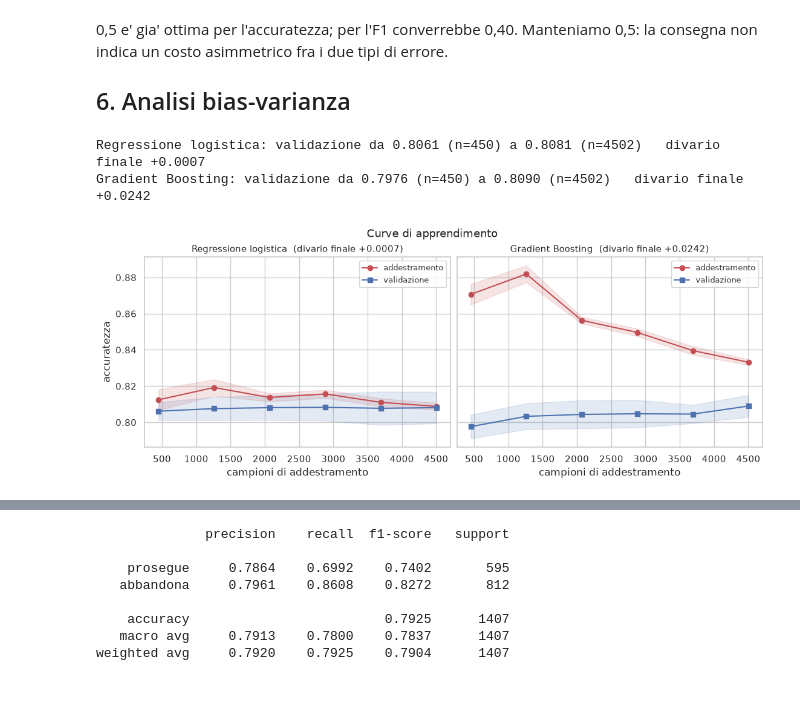
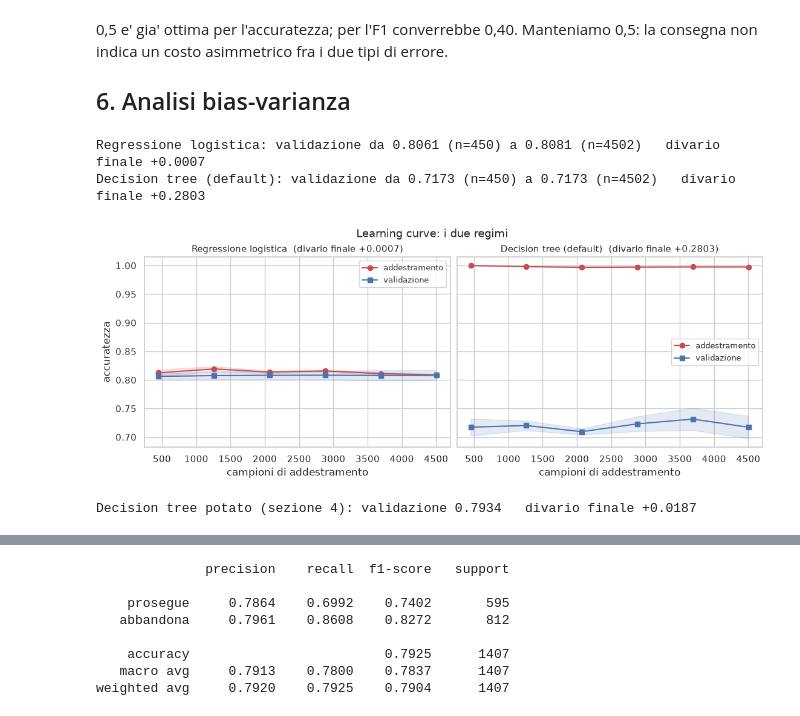
Before and after one commit to cycca/machinelearning-MOOC, a Jupyter notebook: notebooks/05_modellazione.ipynb, the cells around one changed output, grey strips where cells are left out. Cells and saved outputs as stored; diff of their text form; code cells hidden in the pictures.

```diff
--- a/notebooks/05_modellazione.ipynb
+++ b/notebooks/05_modellazione.ipynb
@@ -67,12 +68,9 @@ def con_scaling(modello, scaler=None):
 modelli = {
     "Perceptron":            con_scaling(Perceptron(random_state=SEME)),
     "Regressione logistica": con_scaling(LogisticRegression(max_iter=1000, random_state=SEME)),
-    "k-NN (k=5)":            con_scaling(KNeighborsClassifier()),
-    "SVC (RBF)":             con_scaling(SVC(random_state=SEME)),
+    "k-NN":                  con_scaling(KNeighborsClassifier()),
     "Naive Bayes gaussiano": con_scaling(GaussianNB()),
     "Decision tree":         DecisionTreeClassifier(random_state=SEME),
-    "Random Forest":         RandomForestClassifier(random_state=SEME),   # la parallelizzazione
-    "Gradient Boosting":     HistGradientBoostingClassifier(random_state=SEME),  # la fa la CV esterna
 }
 
 righe = {}
@@ -119,7 +118,7 @@ scalatori = {"StandardScaler": StandardScaler(), "RobustScaler": RobustScaler(),
              "QuantileTransformer": QuantileTransformer(output_distribution="normal", random_state=SEME)}
 prove = {}
 for nome, base in [("Regressione logistica", LogisticRegression(max_iter=1000, random_state=SEME)),
-                   ("SVC (RBF)", SVC(random_state=SEME))]:
+                   ("k-NN", KNeighborsClassifier())]:
     prove[nome] = {ns: cross_validate(con_scaling(base, s), X_tr, y_tr, cv=CV,
                                       scoring="accuracy", n_jobs=-1)["test_score"].mean()
                    for ns, s in scalatori.items()}
@@ -133,7 +132,7 @@ SVC (RBF)                      0.8072        0.8081               0.8060
 # %%
 INERTI = ["feature1_media", "feature2_media", "feature3_media"]
 print("### servono le tre feature che il Task 3 aveva dichiarato prive di segnale?")
-for nome in ["Regressione logistica", "Random Forest", "Gradient Boosting"]:
+for nome in ["Regressione logistica", "k-NN", "Decision tree"]:
     m = modelli[nome]
     tutte   = cross_validate(m, X_tr, y_tr, cv=CV, scoring="accuracy", n_jobs=-1)["test_score"]
     ridotte = cross_validate(m, X_tr.drop(columns=INERTI), y_tr, cv=CV, scoring="accuracy", n_jobs=-1)["test_score"]
@@ -160,13 +163,11 @@ logistica in 5 pieghe su 5. Scartare feature guardando la sola correlazione e' r
 griglie = {
     "Regressione logistica": (con_scaling(LogisticRegression(max_iter=2000, random_state=SEME)),
                               {"modello__C": [.01, .1, 1, 10, 100]}),
-    "SVC (RBF)":             (con_scaling(SVC(random_state=SEME)),
-                              {"modello__C": [.5, 1, 5, 10], "modello__gamma": ["scale", .05, .1, .5]}),
-    "Random Forest":         (RandomForestClassifier(random_state=SEME),
-                              {"n_estimators": [300], "max_depth": [None, 8, 14], "min_samples_leaf": [1, 5, 20]}),
-    "Gradient Boosting":     (HistGradientBoostingClassifier(random_state=SEME),
-                              {"learning_rate": [.05, .1], "max_iter": [100, 300],
-                               "max_leaf_nodes": [15, 31], "min_samples_leaf": [20, 50]}),
+    "k-NN":                  (con_scaling(KNeighborsClassifier()),
+                              {"modello__n_neighbors": [5, 11, 21, 31, 51],
+                               "modello__weights": ["uniform", "distance"]}),
+    "Decision tree":         (DecisionTreeClassifier(random_state=SEME),
+                              {"max_depth": [None, 3, 5, 8, 12], "min_samples_leaf": [1, 5, 20, 50]}),
 }
 finalisti, tabella = {}, []
 for nome, (stimatore, griglia) in griglie.items():
@@ -176,6 +177,10 @@ for nome, (stimatore, griglia) in griglie.items():
                     "dopo": round(gs.best_score_, 4),
                     "guadagno": round(gs.best_score_ - confronto.loc[nome, "accuratezza"], 4),
                     "parametri": gs.best_params_})
+
+# il Naive Bayes gaussiano non ha iperparametri da tarare: entra in finale com'e'
+finalisti["Naive Bayes gaussiano"] = modelli["Naive Bayes gaussiano"]
+
 pd.DataFrame(tabella).set_index("modello")
 # %% [output]
 |  | prima | dopo | guadagno | parametri |
@@ -226,23 +238,33 @@ indica un costo asimmetrico fra i due tipi di errore.
 
 ## 6. Analisi bias-varianza
 # %%
+esempi = [("Regressione logistica", finalisti["Regressione logistica"]),
+          ("Decision tree (default)", modelli["Decision tree"])]
+
 fig, axes = plt.subplots(1, 2, figsize=(11, 4.2), constrained_layout=True, sharey=True)
-for ax, nome in zip(axes, ["Regressione logistica", "Gradient Boosting"]):
-    n, tr, va = learning_curve(finalisti[nome], X_tr, y_tr, cv=CV, n_jobs=-1,
+for ax, (nome, stimatore) in zip(axes, esempi):
+    n, tr, va = learning_curve(stimatore, X_tr, y_tr, cv=CV, n_jobs=-1,
                                train_sizes=np.linspace(.1, 1., 6), scoring="accuracy")
     ax.plot(n, tr.mean(1), "o-", color="#C44E52", label="addestramento")
     ax.fill_between(n, tr.mean(1) - tr.std(1), tr.mean(1) + tr.std(1), color="#C44E52", alpha=.15)
     ax.plot(n, va.mean(1), "s-", color="#4C72B0", label="validazione")
     ax.fill_between(n, va.mean(1) - va.std(1), va.mean(1) + va.std(1), color="#4C72B0", alpha=.15)
     ax.set_title(f"{nome}  (divario finale {tr.mean(1)[-1] - va.mean(1)[-1]:+.4f})", fontsize=11)
     ax.set_xlabel("campioni di addestramento"); ax.legend(fontsize=9)
     print(f"{nome}: validazione da {va.mean(1)[0]:.4f} (n={int(n[0])}) a {va.mean(1)[-1]:.4f} "
           f"(n={int(n[-1])})   divario finale {tr.mean(1)[-1] - va.mean(1)[-1]:+.4f}")
 axes[0].set_ylabel("accuratezza")
-fig.suptitle("Learning curve", fontsize=13)
+fig.suptitle("Learning curve: i due regimi", fontsize=13)
 plt.show()
+
+# lo stesso albero, potato dalla sezione 4: quanto si chiude il divario
+n, tr, va = learning_curve(finalisti["Decision tree"], X_tr, y_tr, cv=CV, n_jobs=-1,
+                           train_sizes=np.linspace(.1, 1., 6), scoring="accuracy")
+print(f"\nDecision tree potato (sezione 4): validazione {va.mean(1)[-1]:.4f}   "
+      f"divario finale {tr.mean(1)[-1] - va.mean(1)[-1]:+.4f}")
 # %% [output]
 Regressione logistica: validazione da 0.8061 (n=450) a 0.8081 (n=4502)   divario finale +0.0007
-Gradient Boosting: validazione da 0.7976 (n=450) a 0.8090 (n=4502)   divario finale +0.0242
+Decision tree (default): validazione da 0.7173 (n=450) a 0.7173 (n=4502)   divario finale +0.2803
-[figure, old version]
+[figure, new version]
+Decision tree potato (sezione 4): validazione 0.7934   divario finale +0.0187
 # %% [markdown]
```
Also changed, not shown: parts of 15 cells of this notebook, 13 other files.
